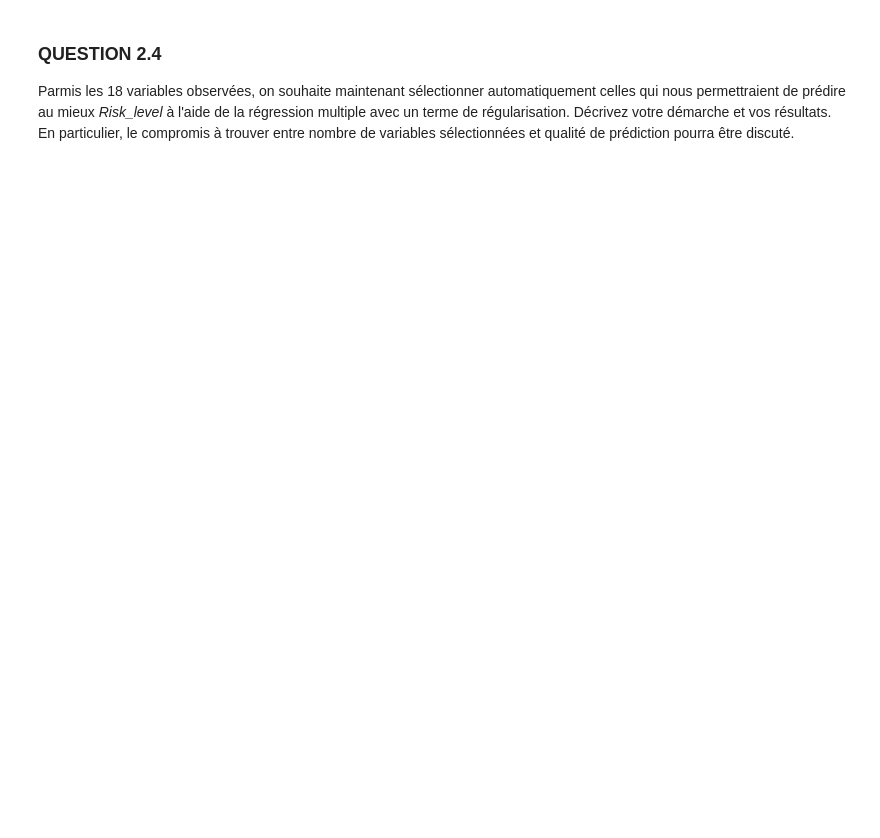
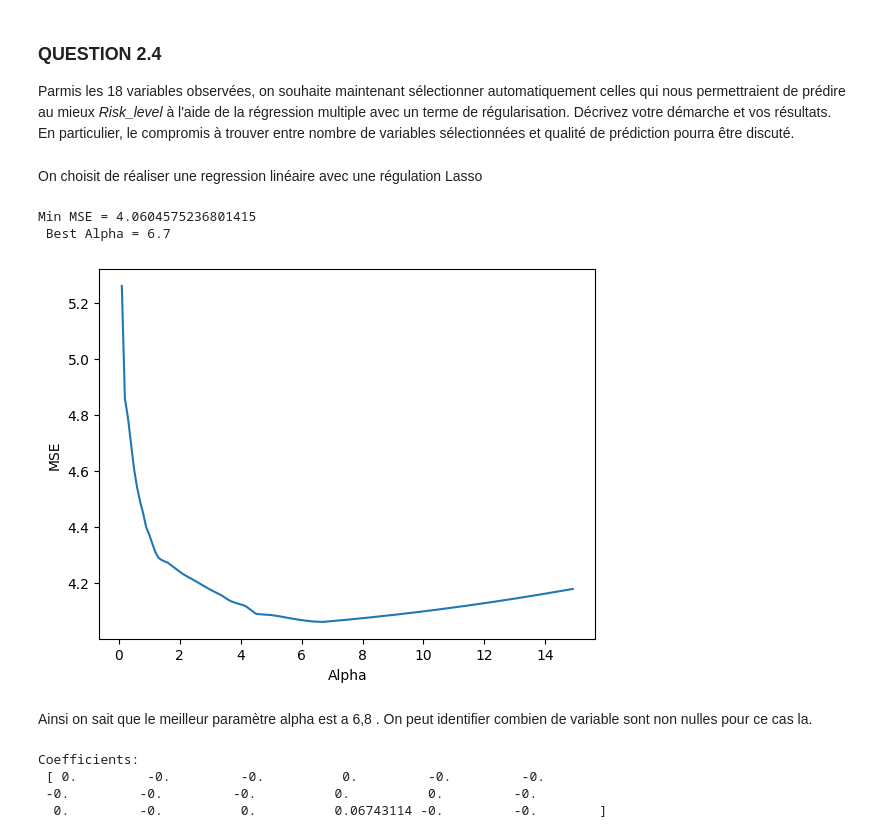
Before and after one commit to Nawiwae/BE_StatML, a Jupyter notebook: BE_StatML_2023.ipynb, the cells around one changed output. Drawn from its saved outputs; the diff is of its cells as text; code cells hidden in the pictures; blank space fills up the shorter version.

Commit message:
Fin exo 2, subsiste une question bizarre sur la stratégie de test a adopter? Faut la coder?

```diff
--- a/BE_StatML_2023.ipynb
+++ b/BE_StatML_2023.ipynb
@@ -479,3 +504,58 @@ plt.plot(X12, lr.predict(X12), color='red')
 ### QUESTION 2.4
 
 Parmis les 18 variables observées, on souhaite maintenant sélectionner automatiquement celles qui nous permettraient de prédire au mieux *Risk_level* à l'aide de la régression multiple avec un terme de régularisation. Décrivez votre démarche et vos résultats. En particulier, le compromis à trouver entre nombre de variables sélectionnées et qualité de prédiction pourra être discuté.
+# %% [markdown]
+On choisit de réaliser une regression linéaire avec une régulation Lasso
+# %%
+from sklearn.linear_model import Lasso
+from sklearn.model_selection import KFold
+from sklearn.metrics import mean_squared_error
+
+nb_folds = 8
+kf = KFold(n_splits=nb_folds)
+
+ALPHA = np.arange(0.1, 15, 0.1)
+MSE =[]
+
+for alpha in ALPHA:
+    sum_mse_scores=0.
+    for train,test in kf.split(X):
+        X_train=X[train]
+        y_train=y[train]
+        X_test=X[test]
+        y_test=y[test]
+
+        lasso_regressor = Lasso(alpha=alpha)
+        lasso_regressor.fit(X_train, y_train)
+
+        y_pred_lasso = lasso_regressor.predict(X_test)
+        mse_score_lasso = mean_squared_error(y_test, y_pred_lasso)
+        sum_mse_scores+= mse_score_lasso
+
+    #print("alpha =", alpha, "MSE =", sum_mse_scores/nb_folds)
+    MSE.append(sum_mse_scores/nb_folds)
+
+plt.figure()
+plt.plot(ALPHA, MSE)
+plt.xlabel('Alpha')
+plt.ylabel('MSE')
+
+print("Min MSE =", min(MSE))
+print(" Best Alpha =", ALPHA[np.argmin(MSE)])
+# %% [output]
+Min MSE = 4.0604575236801415
+ Best Alpha = 6.7
+[figure, added]
+# %% [markdown]
+Ainsi on sait que le meilleur paramètre alpha est a 6,8 . On peut identifier combien de variable sont non nulles pour ce cas la.
+# %%
+alpha = ALPHA[np.argmin(MSE)]
+lasso_regressor = Lasso(alpha=alpha)
+lasso_regressor.fit(X, y)
+
+print('Coefficients: \n', lasso_regressor.coef_)
+# %% [output]
+Coefficients:
+ [ 0.         -0.         -0.          0.         -0.         -0.
+ -0.         -0.         -0.          0.          0.         -0.
+  0.         -0.          0.          0.06743114 -0.         -0.        ]
```
Also changed, not shown: parts of 4 cells of this notebook.
